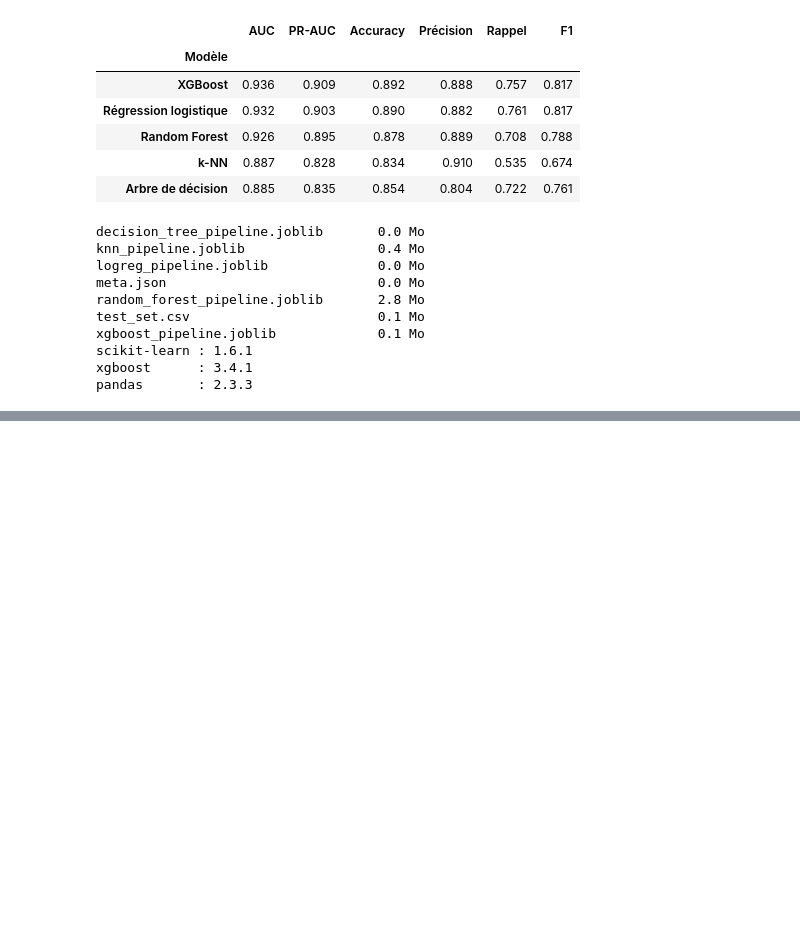
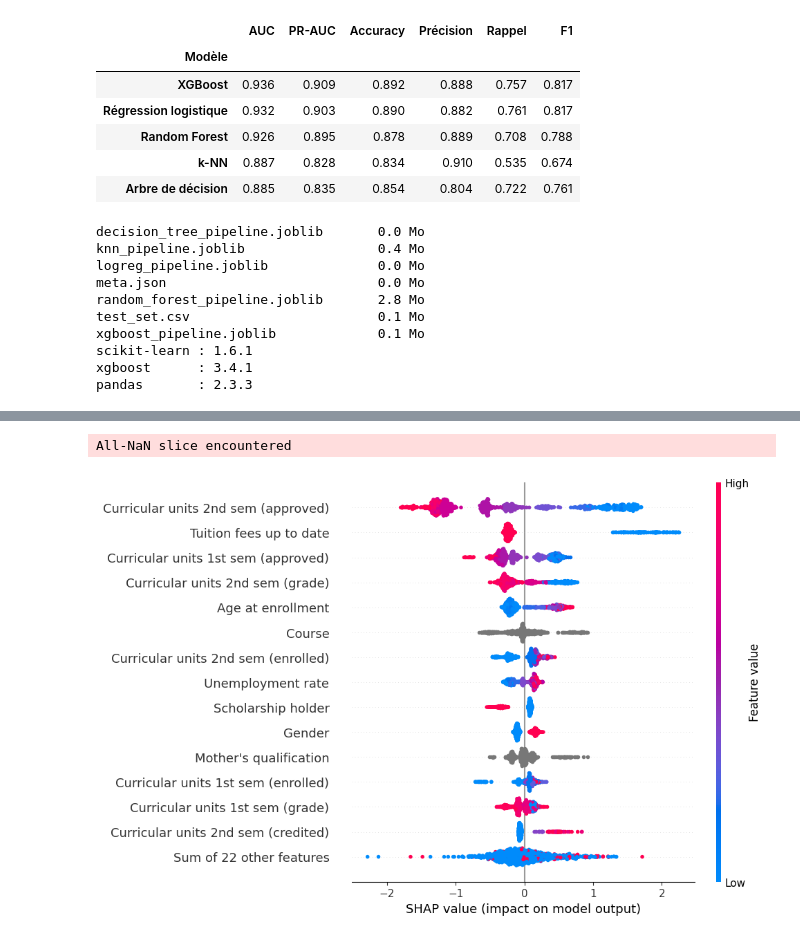
Before and after one commit to AmineBelhedi/challenge1-decrochage-xai, a Jupyter notebook: notebook/challenge1-decrochage.ipynb, the cells around one changed output, grey strips where cells are left out. Cells and saved outputs as stored; diff of their text form; code cells hidden in the pictures; blank space fills up the shorter version.

Commit message:
Module 5 :explicabilite globale et locale (SHAP, LIME), equite

```diff
--- a/notebook/challenge1-decrochage.ipynb
+++ b/notebook/challenge1-decrochage.ipynb
@@ -503,0 +534,16 @@ pandas       : 2.3.3
+# %%
+Xt_test = prep.transform(X_test)
+explainer = shap.TreeExplainer(xgb_pipe.named_steps["clf"])
+sv = explainer.shap_values(Xt_test)             # contributions en log-odds : (885, 235)
+sv_raw = sv @ M                                 # regroupées par variable d'origine : (885, 36)
+base = float(np.ravel(explainer.expected_value)[0])
+
+# Vérification : valeur de base + somme des contributions = prédiction (en log-odds)
+p = xgb_pipe.predict_proba(X_test)[:, 1]
+logit = np.log(p / (1 - p))
+print("Écart maximal entre la décomposition SHAP et la prédiction :",
+      float(np.abs(base + sv_raw.sum(axis=1) - logit).max()))
+
+imp = pd.Series(np.abs(sv_raw).mean(axis=0), index=raw_cols).sort_values(ascending=False)
+print("\nImportance SHAP (moyenne des |contributions|, en log-odds) :")
+print(imp.head(10).round(3))
@@ -503,0 +565,9 @@ pandas       : 2.3.3
+# %%
+data_color = X_test.astype(float).copy()
+data_color[categorical_cols] = np.nan            # un code de catégorie n'a pas d'ordre : points gris
+expl = shap.Explanation(values=sv_raw, base_values=np.full(len(sv_raw), base),
+                        data=data_color.values, feature_names=raw_cols)
+shap.plots.beeswarm(expl, max_display=15)
+# %% [output]
+All-NaN slice encountered
+[figure, added]
```
Also changed, not shown: parts of 15 cells of this notebook.
